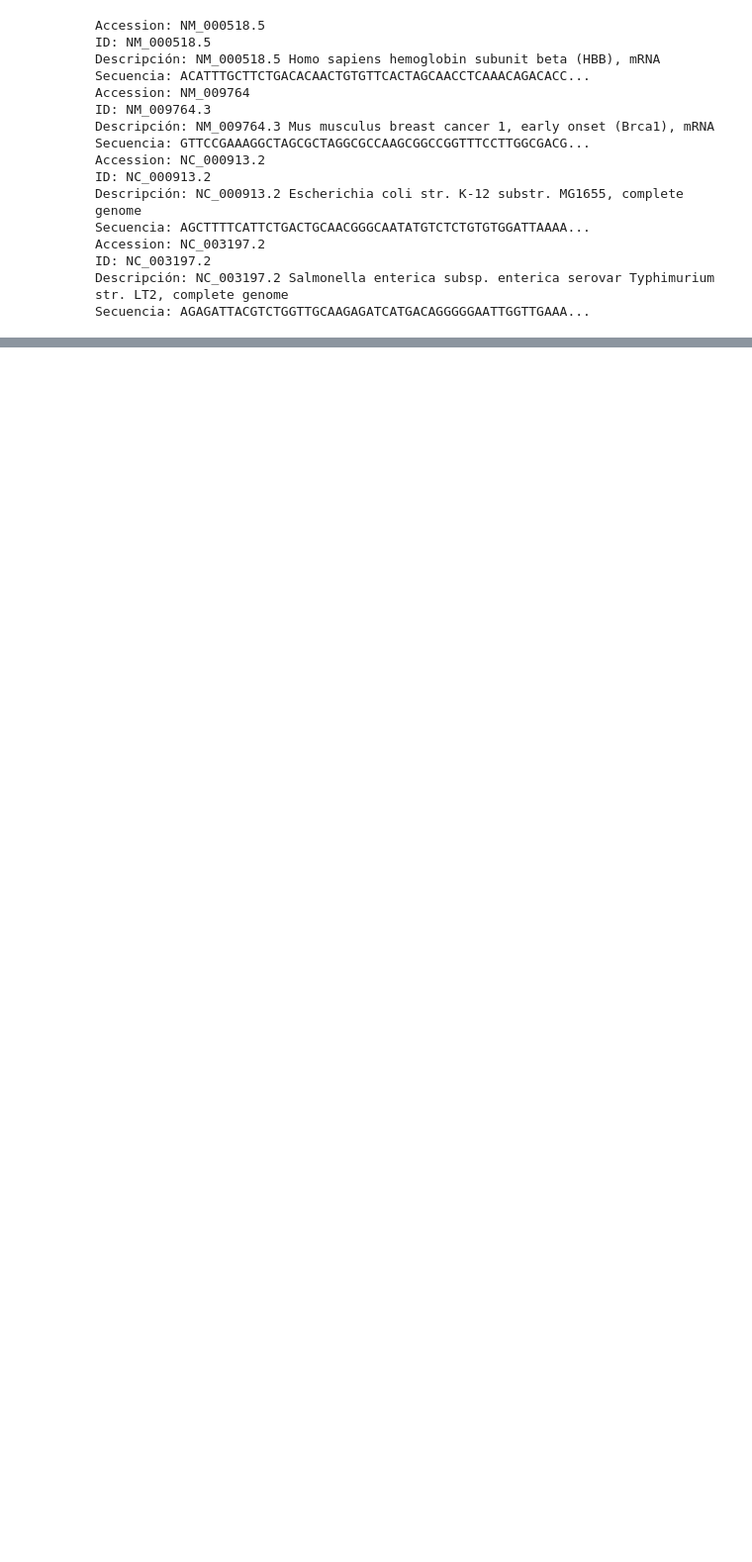
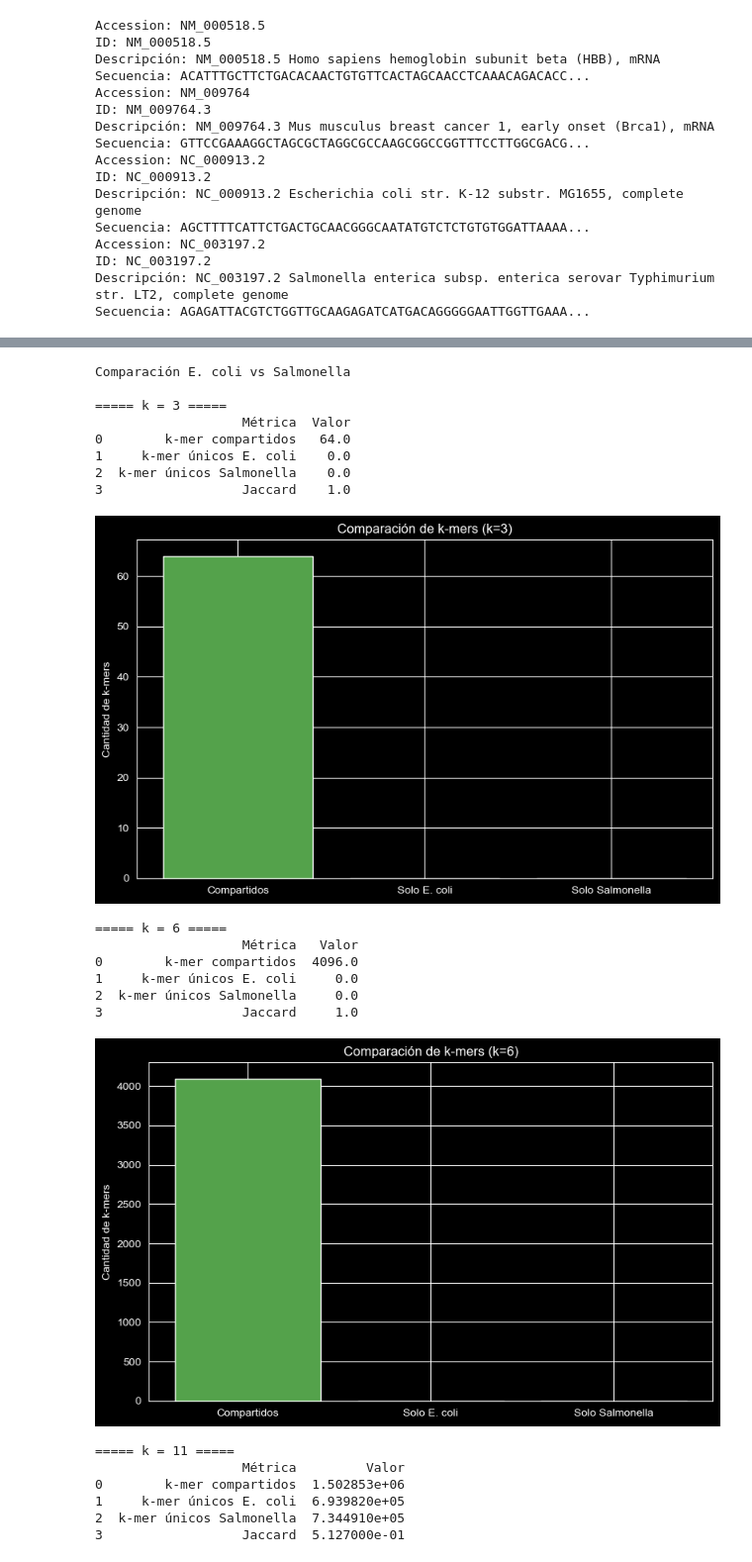
Before and after one commit to DiegoRivas1/bio-notebooks, a Jupyter notebook: 05_secuencias_kmers/notebook.ipynb, the cells around one changed output, grey strips where cells are left out. Shown at 99% size. Cells and saved outputs as stored; diff of their text form; code cells hidden in the pictures; blank space fills up the shorter version.

```diff
--- a/05_secuencias_kmers/notebook.ipynb
+++ b/05_secuencias_kmers/notebook.ipynb
@@ -215,0 +787,69 @@ for nombre in nombres_secuencias:
+# %%
+print("Comparación E. coli vs Salmonella")
+
+K = [3, 6, 11, 21]
+
+for k_comparacion in K:
+
+    kmers_ecoli = set(
+        total_frecuencias_kmers_analizadas[k_comparacion]["NC_000913.2"].keys()
+    )
+
+    kmers_salmonella = set(
+        total_frecuencias_kmers_analizadas[k_comparacion]["NC_003197.2"].keys()
+    )
+
+    interseccion = kmers_ecoli & kmers_salmonella
+    union = kmers_ecoli | kmers_salmonella
+
+    solo_ecoli = kmers_ecoli - kmers_salmonella
+    solo_salmonella = kmers_salmonella - kmers_ecoli
+
+    jaccard = len(interseccion) / len(union) if union else 0
+
+    resumen_comparacion = pd.DataFrame([
+        {"Métrica": "k-mer compartidos", "Valor": len(interseccion)},
+        {"Métrica": "k-mer únicos E. coli", "Valor": len(solo_ecoli)},
+        {"Métrica": "k-mer únicos Salmonella", "Valor": len(solo_salmonella)},
+        {"Métrica": "Jaccard", "Valor": round(jaccard, 4)},
+    ])
+
+    print(f"\n===== k = {k_comparacion} =====")
+    print(resumen_comparacion)
+
+    plt.figure(figsize=(8, 5))
+
+    plt.bar(
+        ["Compartidos", "Solo E. coli", "Solo Salmonella"],
+        [len(interseccion), len(solo_ecoli), len(solo_salmonella)],
+        color=["#54A24B", "#4C78A8", "#E45756"]
+    )
+
+    plt.title(f"Comparación de k-mers (k={k_comparacion})")
+    plt.ylabel("Cantidad de k-mers")
+
+    plt.tight_layout()
+    plt.show()
+# %% [output]
+Comparación E. coli vs Salmonella
+
+===== k = 3 =====
+                   Métrica  Valor
+0        k-mer compartidos   64.0
+1     k-mer únicos E. coli    0.0
+2  k-mer únicos Salmonella    0.0
+3                  Jaccard    1.0
+[figure, added]
+===== k = 6 =====
+                   Métrica   Valor
+0        k-mer compartidos  4096.0
+1     k-mer únicos E. coli     0.0
+2  k-mer únicos Salmonella     0.0
+3                  Jaccard     1.0
+[figure, added]
+===== k = 11 =====
+                   Métrica         Valor
+0        k-mer compartidos  1.502853e+06
+1     k-mer únicos E. coli  6.939820e+05
+2  k-mer únicos Salmonella  7.344910e+05
+3                  Jaccard  5.127000e-01
```
Also changed, not shown: parts of 23 cells of this notebook, 19 other files.
